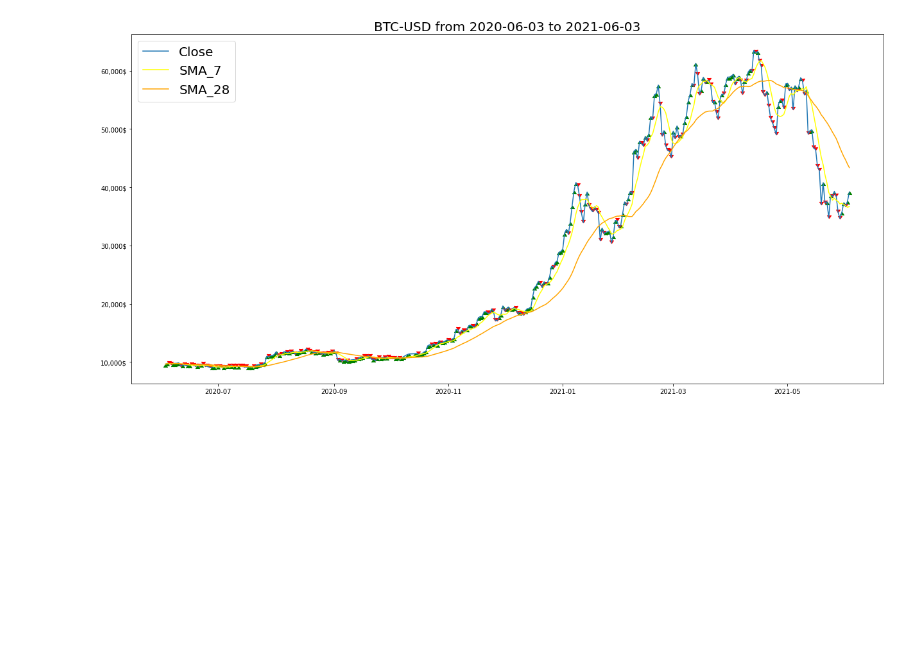
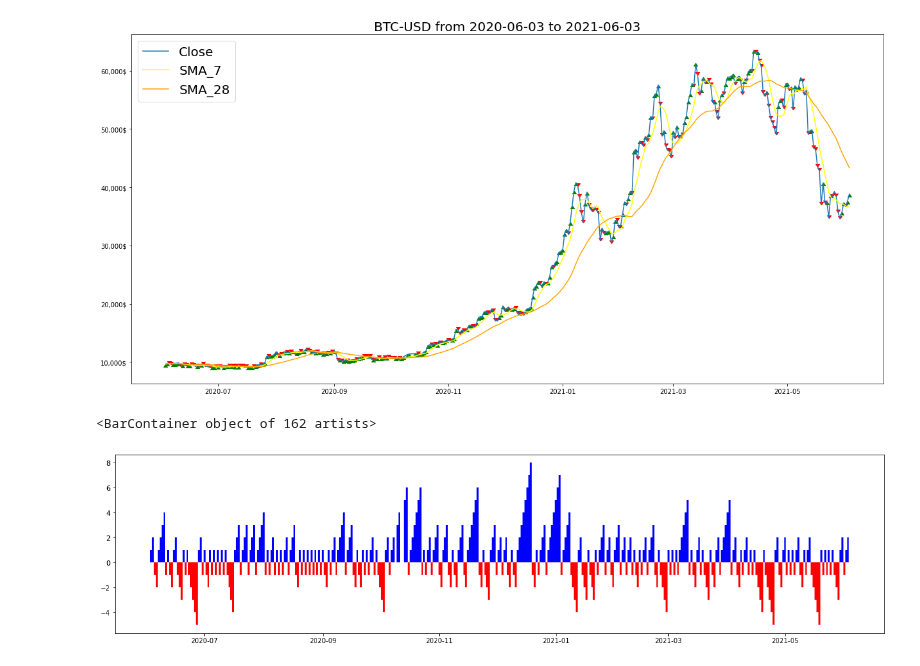
Before and after one commit to NotAndex/Demo, a Jupyter notebook: time_series_feature_engineering.ipynb, the cells around one changed output. Cells and saved outputs as stored; diff of their text form; code cells hidden in the pictures; blank space fills up the shorter version.

```diff
--- a/time_series_feature_engineering.ipynb
+++ b/time_series_feature_engineering.ipynb
@@ -188,3 +192,15 @@ ax.legend(fontsize=20)
 # %% [output]
 <matplotlib.legend.Legend at 0x...>
 [figure]
+# %%
+mpl.rcParams['figure.figsize'] = (21, 5)
+
+fig1, ax = plt.subplots()
+
+ax.bar(cc_data.loc[cc_data['up_trend_indicator'] == 1]['Date'],
+       (cc_data.loc[cc_data['up_trend_indicator'] == 1]['trend_duration_indicator'])+1, color = 'b', width = 1)
+ax.bar(cc_data.loc[cc_data['up_trend_indicator'] == 0]['Date'],
+       ((cc_data.loc[cc_data['up_trend_indicator'] == 0]['trend_duration_indicator'])+1)*-1, color = 'r', width = 1)
+# %% [output]
+<BarContainer object of 162 artists>
+[figure, added]
```
Also changed, not shown: parts of 1 cell of this notebook.
